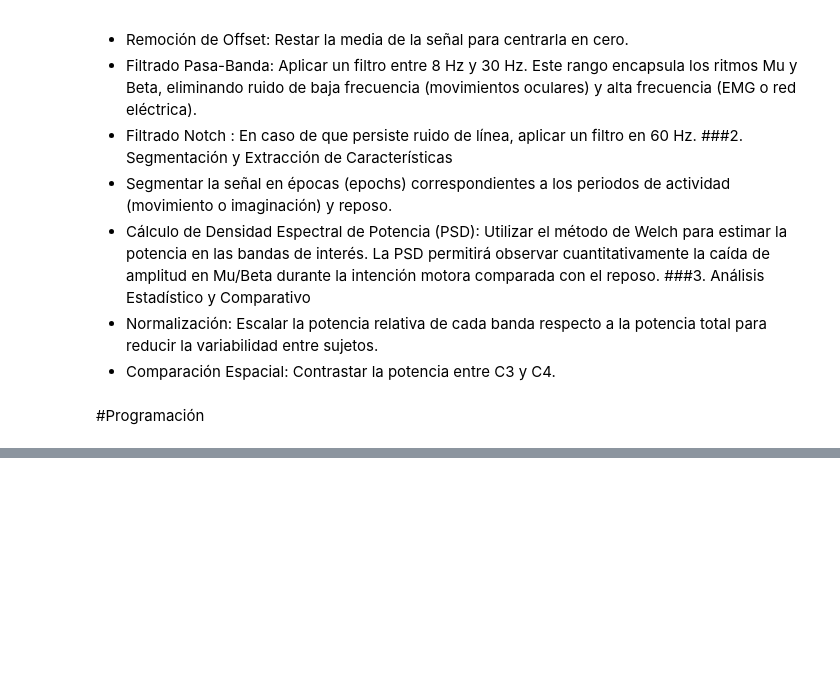
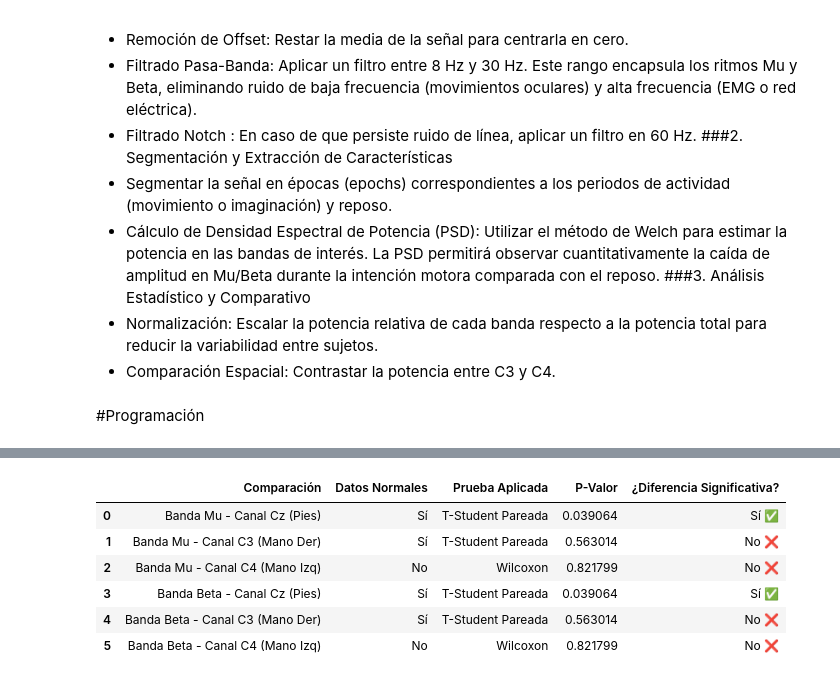
Before and after one commit to SebastianD2/Lab_Biosenales, a Jupyter notebook: Proyecto1.ipynb, the cells around one changed output, grey strips where cells are left out. Saved outputs shown, nothing was run; the diff lists cells and outputs as text; code cells hidden in the pictures; blank space fills up the shorter version.

Commit message:
avance estadistica

```diff
--- a/Proyecto1.ipynb
+++ b/Proyecto1.ipynb
@@ -186,0 +223,73 @@ DATAFRAME
+# %%
+import pandas as pd
+from scipy import stats
+from IPython.display import display
+
+def analizar_hipotesis_1(df):
+    resultados = []
+
+    # Definimos los pares a comparar basándonos en las llaves exactas de tu diccionario
+    pares_a_comparar = [
+        # --- BANDA MU ---
+        ('Punos_Mu_Cz', 'Pies_Mu_Cz', 'Banda Mu - Canal Cz (Pies)'),
+        ('Punos_Mu_C3', 'Pies_Mu_C3', 'Banda Mu - Canal C3 (Mano Der)'),
+        ('Punos_Mu_C4', 'Pies_Mu_C4', 'Banda Mu - Canal C4 (Mano Izq)'),
+
+        # --- BANDA BETA ---
+        ('Punos_Beta_Cz', 'Pies_Beta_Cz', 'Banda Beta - Canal Cz (Pies)'),
+        ('Punos_Beta_C3', 'Pies_Beta_C3', 'Banda Beta - Canal C3 (Mano Der)'),
+        ('Punos_Beta_C4', 'Pies_Beta_C4', 'Banda Beta - Canal C4 (Mano Izq)')
+    ]
+
+    print("="*65)
+    print("ANÁLISIS ESTADÍSTICO - HIPÓTESIS 1: PUÑOS VS PIES")
+    print("="*65)
+
+    for col_punos, col_pies, descripcion in pares_a_comparar:
+        # 1. Calcular las diferencias entre mover puños y mover pies
+        diferencias = df[col_punos] - df[col_pies]
+
+        # 2. Prueba de Normalidad de las diferencias (Shapiro-Wilk)
+        _, p_sw = stats.shapiro(diferencias)
+        es_normal = p_sw > 0.05
+
+        # 3. Elegir y aplicar la prueba estadística pareada
+        if es_normal:
+            stat, p_valor = stats.ttest_rel(df[col_punos], df[col_pies])
+            test_usado = "T-Student Pareada"
+        else:
+            # wilcoxon maneja distribuciones no paramétricas
+            stat, p_valor = stats.wilcoxon(df[col_punos], df[col_pies])
+            test_usado = "Wilcoxon"
+
+        # 4. Determinar si la diferencia es estadísticamente significativa (p < 0.05)
+        significativo = "Sí ✅" if p_valor < 0.05 else "No ❌"
+
+        # Guardar en la lista para nuestra tabla resumen
+        resultados.append({
+            'Comparación': descripcion,
+            'Datos Normales': 'Sí' if es_normal else 'No',
+            'Prueba Aplicada': test_usado,
+            'P-Valor': p_valor,
+            '¿Diferencia Significativa?': significativo
+        })
+
+        # Imprimir el paso a paso en consola
+        print(f"\n🔹 {descripcion}")
+        print(f"   Test aplicado: {test_usado} (Normalidad p={p_sw:.3f})")
+        print(f"   P-Valor final: {p_valor:.6f} -> Significativo: {significativo}")
+
+    # Convertir los resultados en un DataFrame para visualizarlo fácilmente
+    df_estadistica = pd.DataFrame(resultados)
+    return df_estadistica
+
+# =====================================================================
+# EJECUCIÓN DEL ANÁLISIS
+# Pasamos tu DataFrame 'df_resultados' a la función
+# =====================================================================
+
+df_analisis_h1 = analizar_hipotesis_1(df_resultados)
+
+print("\n\n=== TABLA RESUMEN DE RESULTADOS ===")
+display(df_analisis_h1)
+# %% [output]
@@ -187,3 +313,10 @@ DATAFRAME
+|  | Comparación | Datos Normales | Prueba Aplicada | P-Valor | ¿Diferencia Significativa? |
+| 0 | Banda Mu - Canal Cz (Pies) | Sí | T-Student Pareada | 0.039064 | Sí ✅ |
+| 1 | Banda Mu - Canal C3 (Mano Der) | Sí | T-Student Pareada | 0.563014 | No ❌ |
+| 2 | Banda Mu - Canal C4 (Mano Izq) | No | Wilcoxon | 0.821799 | No ❌ |
+| 3 | Banda Beta - Canal Cz (Pies) | Sí | T-Student Pareada | 0.039064 | Sí ✅ |
+| 4 | Banda Beta - Canal C3 (Mano Der) | Sí | T-Student Pareada | 0.563014 | No ❌ |
+| 5 | Banda Beta - Canal C4 (Mano Izq) | No | Wilcoxon | 0.821799 | No ❌ |
 # %%
 #HIPOTESIS 2: HAY DIFERENCIA ENTRE MOVER LA MANO DERECHA E IMAGINAR HACERLO
 #la literatura nos dice que para manos son los canales c3 y c4, son los que analizaremos
```
Also changed, not shown: parts of 6 cells of this notebook.
